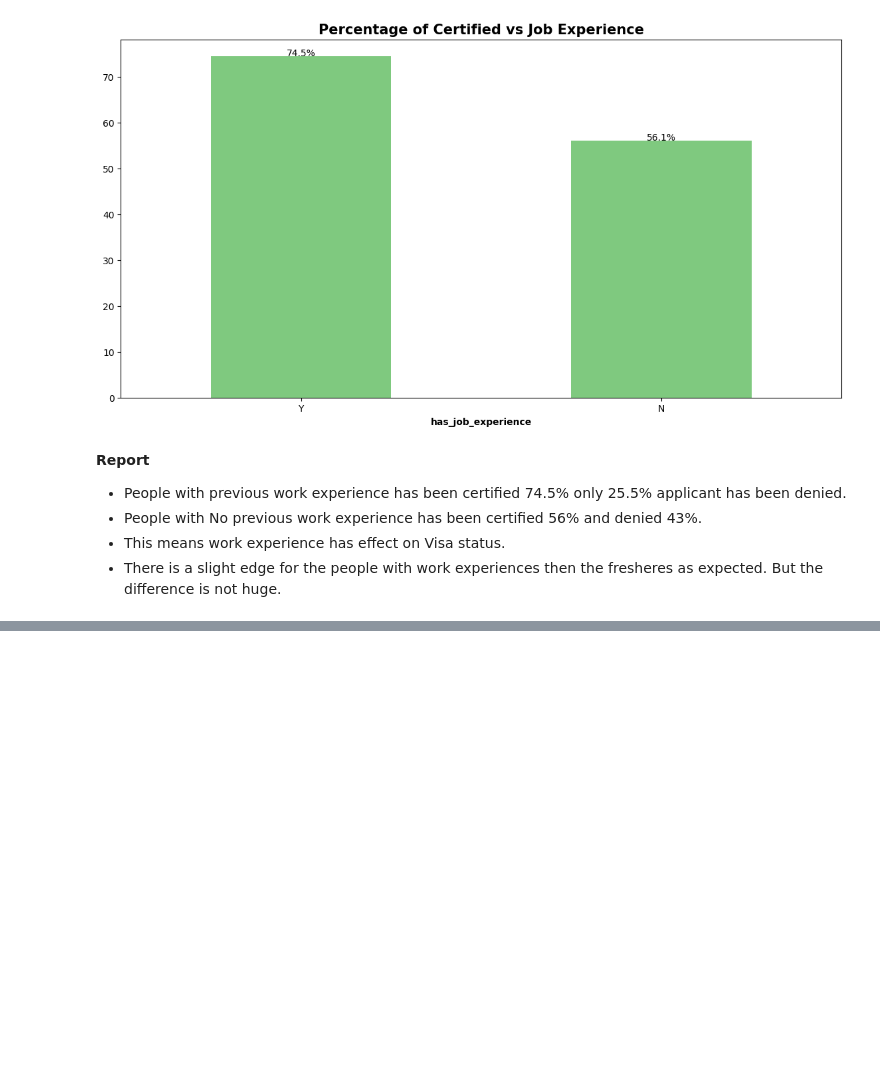
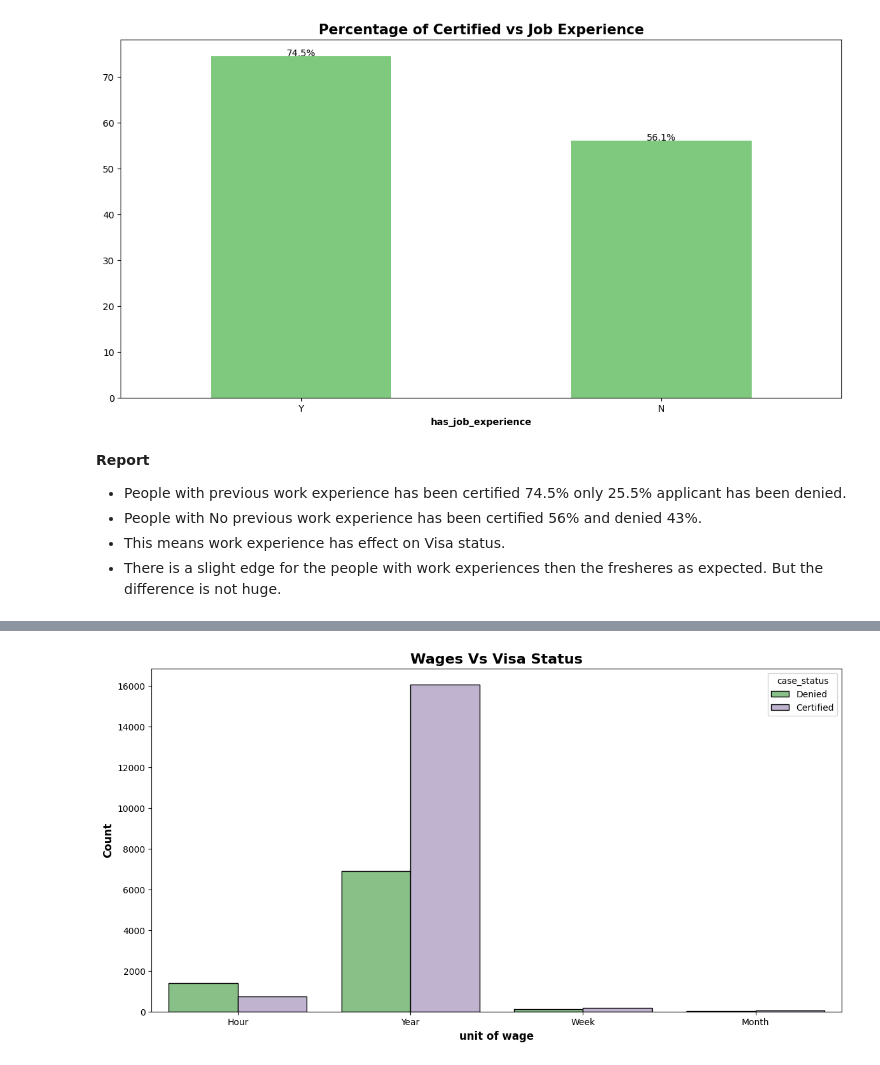
Before and after one commit to Aravind-91/End-to-End-Machine-Learning-Project-Using-MLOPS, a Jupyter notebook: notebook/EDA_US_visa.ipynb, the cells around one changed output, grey strips where cells are left out. Saved outputs shown, nothing was run; the diff lists cells and outputs as text; code cells hidden in the pictures; blank space fills up the shorter version.

```diff
--- a/notebook/EDA_US_visa.ipynb
+++ b/notebook/EDA_US_visa.ipynb
@@ -472,0 +543,10 @@ df2.head(2)
+# %%
+plt.subplots(figsize=(14,7))
+sns.countplot(x='unit_of_wage', hue='case_status', data=df, ec='black', palette='Accent')
+plt.title('Wages Vs Visa Status', weight = 'bold', fontsize=16)
+plt.xlabel('unit of wage', weight='bold', fontsize=12)
+plt.ylabel('Count', weight='bold', fontsize=12)
+plt.xticks(rotation=0)
+plt.show()
+# %% [output]
+[figure, added]
```
Also changed, not shown: parts of 37 cells of this notebook.
